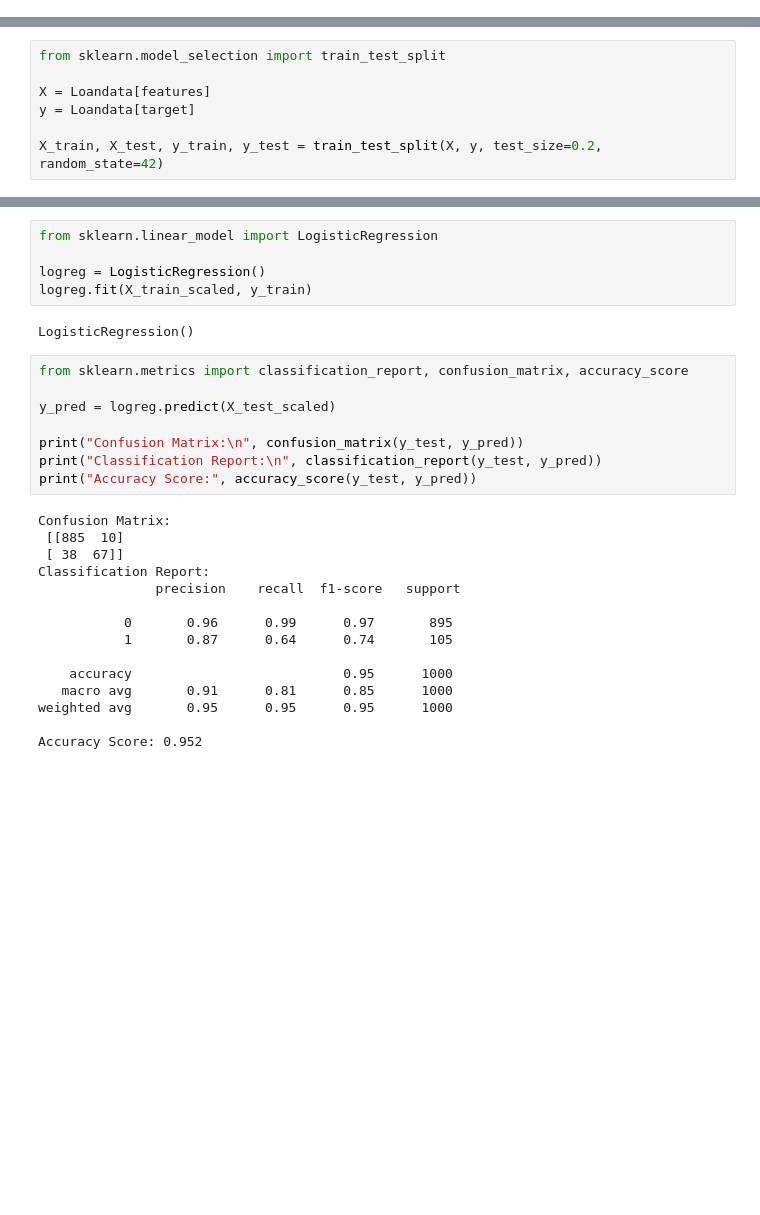
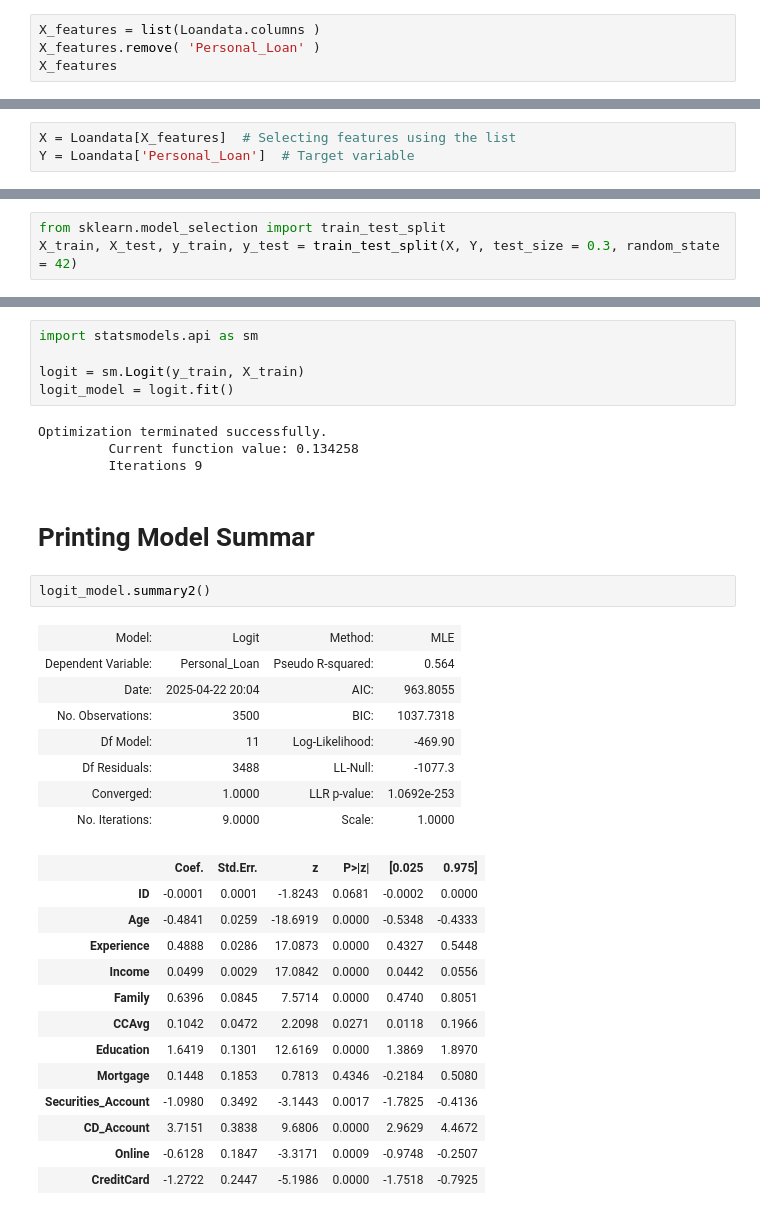
Before and after one commit to Tanu2058/Logistic-regression, a Jupyter notebook: logistic Regression .ipynb, the cells around one changed output, grey strips where cells are left out. Drawn from its saved outputs; the diff is of its cells as text; blank space fills up the shorter version.

```diff
--- a/logistic Regression .ipynb
+++ b/logistic Regression .ipynb
@@ -235,0 +154,4 @@ target = 'Personal.Loan'
+# %%
+X_features = list(Loandata.columns )
+X_features.remove( 'Personal_Loan' )
+X_features
@@ -236,7 +171,3 @@ target = 'Personal.Loan'
 # %%
-from sklearn.model_selection import train_test_split
-
-X = Loandata[features]
-y = Loandata[target]
-
-X_train, X_test, y_train, y_test = train_test_split(X, y, test_size=0.2, random_state=42)
+X = Loandata[X_features]  # Selecting features using the list
+Y = Loandata['Personal_Loan']  # Target variable
@@ -248,0 +180,3 @@ X_test_scaled = scaler.transform(X_test)
+# %%
+from sklearn.model_selection import train_test_split
+X_train, X_test, y_train, y_test = train_test_split(X, Y, test_size = 0.3, random_state = 42)
@@ -249,30 +185,35 @@ X_test_scaled = scaler.transform(X_test)
+# %%
+import statsmodels.api as sm
+
+logit = sm.Logit(y_train, X_train)
+logit_model = logit.fit()
+# %% [output]
+Optimization terminated successfully.
+         Current function value: 0.134258
+         Iterations 9
+# %% [markdown]
+# Printing Model Summar
 # %%
-from sklearn.linear_model import LogisticRegression
-
-logreg = LogisticRegression()
-logreg.fit(X_train_scaled, y_train)
+logit_model.summary2()
 # %% [output]
-LogisticRegression()
+| Model: | Logit | Method: | MLE |
+| Dependent Variable: | Personal_Loan | Pseudo R-squared: | 0.564 |
+| Date: | 2025-04-22 20:04 | AIC: | 963.8055 |
+| No. Observations: | 3500 | BIC: | 1037.7318 |
+| Df Model: | 11 | Log-Likelihood: | -469.90 |
+| Df Residuals: | 3488 | LL-Null: | -1077.3 |
+| Converged: | 1.0000 | LLR p-value: | 1.0692e-253 |
+| No. Iterations: | 9.0000 | Scale: | 1.0000 |
+|  | Coef. | Std.Err. | z | P>|z| | [0.025 | 0.975] |
+| ID | -0.0001 | 0.0001 | -1.8243 | 0.0681 | -0.0002 | 0.0000 |
+| Age | -0.4841 | 0.0259 | -18.6919 | 0.0000 | -0.5348 | -0.4333 |
+| Experience | 0.4888 | 0.0286 | 17.0873 | 0.0000 | 0.4327 | 0.5448 |
+| Income | 0.0499 | 0.0029 | 17.0842 | 0.0000 | 0.0442 | 0.0556 |
+| Family | 0.6396 | 0.0845 | 7.5714 | 0.0000 | 0.4740 | 0.8051 |
+| CCAvg | 0.1042 | 0.0472 | 2.2098 | 0.0271 | 0.0118 | 0.1966 |
+| Education | 1.6419 | 0.1301 | 12.6169 | 0.0000 | 1.3869 | 1.8970 |
+| Mortgage | 0.1448 | 0.1853 | 0.7813 | 0.4346 | -0.2184 | 0.5080 |
+| Securities_Account | -1.0980 | 0.3492 | -3.1443 | 0.0017 | -1.7825 | -0.4136 |
+| CD_Account | 3.7151 | 0.3838 | 9.6806 | 0.0000 | 2.9629 | 4.4672 |
+| Online | -0.6128 | 0.1847 | -3.3171 | 0.0009 | -0.9748 | -0.2507 |
+| CreditCard | -1.2722 | 0.2447 | -5.1986 | 0.0000 | -1.7518 | -0.7925 |
-# %%
-from sklearn.metrics import classification_report, confusion_matrix, accuracy_score
-
-y_pred = logreg.predict(X_test_scaled)
-
-print("Confusion Matrix:\n", confusion_matrix(y_test, y_pred))
-print("Classification Report:\n", classification_report(y_test, y_pred))
-print("Accuracy Score:", accuracy_score(y_test, y_pred))
-# %% [output]
-Confusion Matrix:
- [[885  10]
- [ 38  67]]
-Classification Report:
-               precision    recall  f1-score   support
-
-           0       0.96      0.99      0.97       895
-           1       0.87      0.64      0.74       105
-
-    accuracy                           0.95      1000
-   macro avg       0.91      0.81      0.85      1000
-weighted avg       0.95      0.95      0.95      1000
-
-Accuracy Score: 0.952
```
Also changed, not shown: parts of 41 cells of this notebook.
